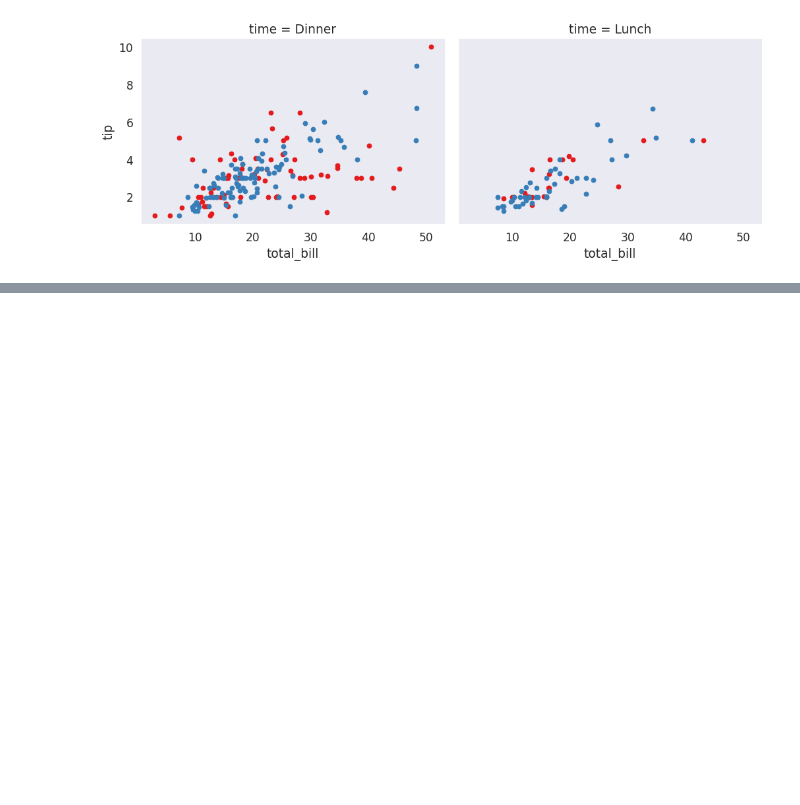
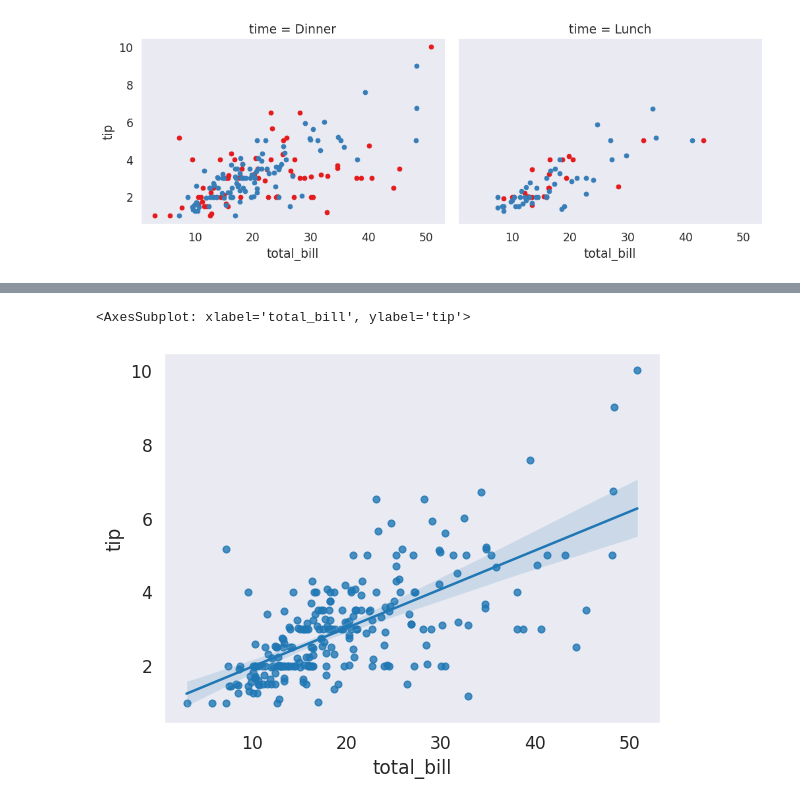
Before and after one commit to EdwinKingori/Seaborn_DataVisualizations, a Jupyter notebook: seaborn_layout.ipynb, the cells around one changed output, grey strips where cells are left out. Cells and saved outputs as stored; diff of their text form; code cells hidden in the pictures; blank space fills up the shorter version.

```diff
--- a/seaborn_layout.ipynb
+++ b/seaborn_layout.ipynb
@@ -458,0 +501,6 @@ tips_fg.map(plt.scatter, 'total_bill', 'tip')
+# %%
+# example1 : using regplot
+sns.regplot(x='total_bill', y='tip', data=tips_df, scatter=True)
+# %% [output]
+<AxesSubplot: xlabel='total_bill', ylabel='tip'>
+[figure, added]
```
Also changed, not shown: parts of 11 cells of this notebook.
